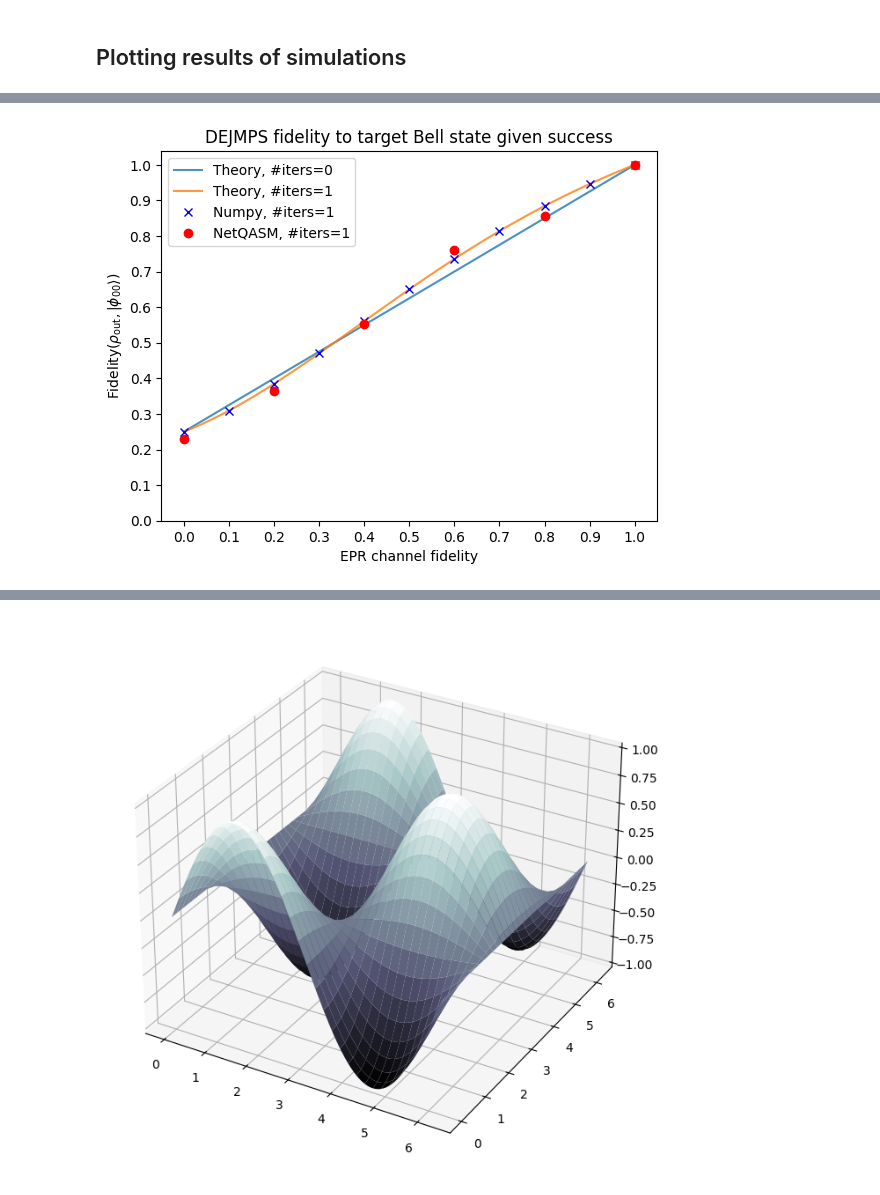
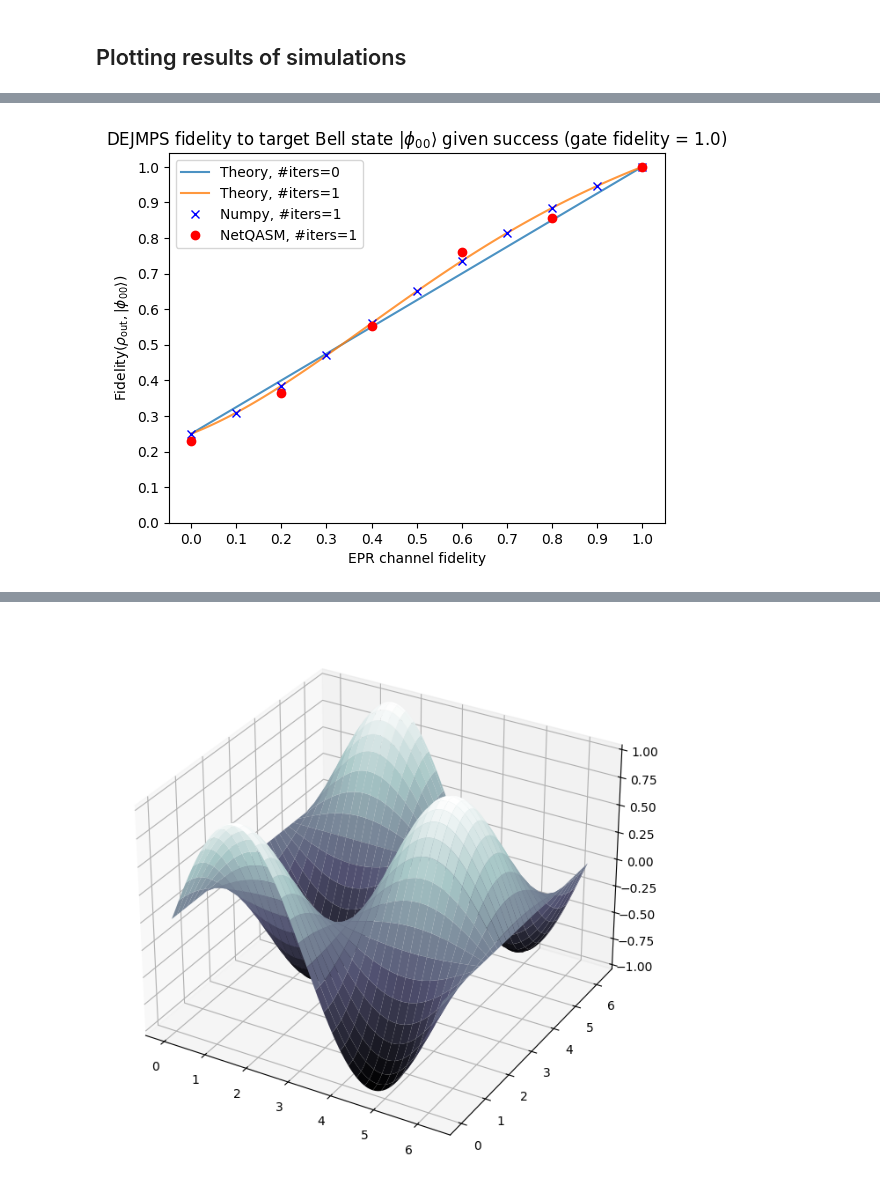
Before and after one commit to iDragos1234/CS4090, a Jupyter notebook: project/dejmps/dejmps_simulation.ipynb, the cells around one changed output, grey strips where cells are left out. Saved outputs shown, nothing was run; the diff lists cells and outputs as text; code cells hidden in the pictures.

```diff
--- a/project/dejmps/dejmps_simulation.ipynb
+++ b/project/dejmps/dejmps_simulation.ipynb
@@ -9,17 +9,3 @@ sys.path.append('./../')  # Needed for importing from simulation_utils.py
 from simulation_utils import *
 # %% [markdown]
 ## NumPy simulation
-# %%
-# Define U_A, U_B unitaries
-U_A = Rot_X(np.pi / 2)
-U_B = Rot_X(- np.pi / 2)
-
-# Create DEJMPS circuit
-dejmps_circuit = QuantumCircuit([
-    Gate(kron([U_A, U_B, U_A, U_B])),   # Apply U_A, U_B gates on each EPR pair
-    Gate(kron([I(), SWAP(), I()])),     # Swap qubits 1B, 2A (arange qubits in order: |1A, 2A, 1B, 2B>)
-    Gate(kron([CNOT(), CNOT()])),       # Apply CNOT(1A, 2A) and CNOT(1B, 2B)
-    Gate(kron([I(), SWAP(), I()])),     # Swap back qubits 2A, 1B (rearange qubits in order: |1A, 1B, 2A, 2B>)
-    # Measure qubits {2A, 2B}:
-    POVM(nqubits=4, meas_qubits=[2, 3], partial_trace=True),
-])
@@ -26,26 +64,10 @@ dejmps_circuit = QuantumCircuit([
 # %%
 GRID_SIZE = 11
-TARGET_STATE = bell_state()
 numpy_sim_results = []
 
 for gate_fidelity in np.linspace(0, 1, GRID_SIZE):
     for epr_channel_fidelity in np.linspace(0, 1, GRID_SIZE):
-        # Create two EPR pairs between Alice and Bob
-        epr_1 = epr_2 = werner_state(epr_channel_fidelity)
-
-        # Create ensemble of two EPR pairs (qubits in order: |1A, 1B, 2A, 2B>)
-        rho = kron([epr_1, epr_2])
-
-        # Apply DEJMPS circuit
-        probs, rho_outs = dejmps_circuit(rho)
-
-        # Compute fidelity wrt. the Bell state phi_00
-        fidels = np.array([fidelity(dm, TARGET_STATE) for dm in rho_outs])
-
-        # Compute probability of success and average fidelity **given** success
-        prob_succ = np.sum(probs[[0, 3]])
-        fidel_succ = np.dot(fidels[[0, 3]], probs[[0, 3]]) / prob_succ
-
+        prob_succ, fidel_succ = run_numpy_simulation(gate_fidelity, epr_channel_fidelity)
         numpy_sim_results.append([gate_fidelity, epr_channel_fidelity, prob_succ, fidel_succ])
 
 numpy_sim_results = np.array(numpy_sim_results)
@@ -173,32 +217,32 @@ plt.show()
 ps = np.linspace(0, 1, 101)
 
 for niters in range(0, 2):
     foo = np.vectorize(lambda p: fidelity_succ_theory(p, niters))
     plt.plot(
         ps, foo(ps),
         alpha=0.8,
         label=f'Theory, #iters={niters}',
     )
 
 plt.plot(
     numpy_sim_results.query('`Gate fidelity` == 1.0')['EPR channel fidelity'],
     numpy_sim_results.query('`Gate fidelity` == 1.0')['F_succ'],
     'xb', label='Numpy, #iters=1',
 )
 
 plt.plot(
     netqasm_sim_results.query('`Gate fidelity` == 1.0')['EPR channel fidelity'],
     netqasm_sim_results.query('`Gate fidelity` == 1.0')['F_succ'],
     'ro', label='NetQASM, #iters=1'
 )
 
-plt.title('DEJMPS fidelity to target Bell state given success')
+plt.title(r'DEJMPS fidelity to target Bell state $\vert\phi_{00}\rangle$ given success (gate fidelity = 1.0)')
 plt.xlabel('EPR channel fidelity')
 plt.ylabel(r'$\text{Fidelity}(\rho_\text{out}, \vert\phi_{00}\rangle)$')
 ticks = np.arange(11)/10
 plt.xticks(ticks, ticks)
 plt.yticks(ticks, ticks)
 plt.legend()
 plt.show()
 # %% [output]
-[figure, old version]
+[figure, new version]
```
Also changed, not shown: parts of 5 cells of this notebook, 3 other files.
